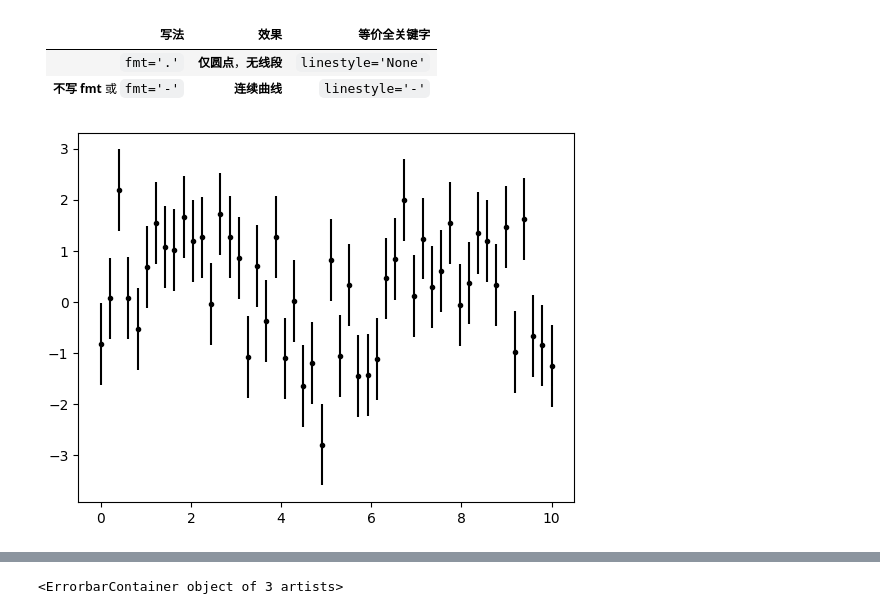
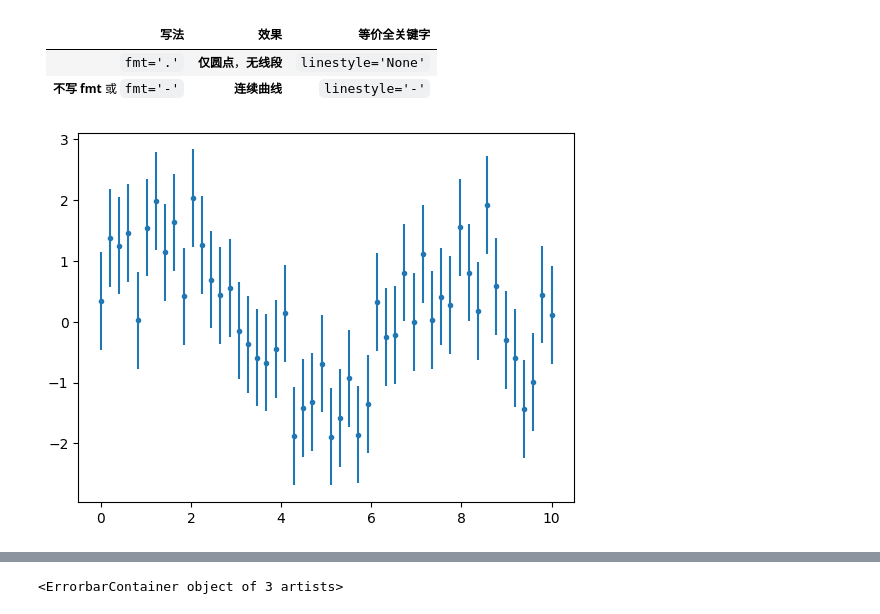
Before and after one commit to bioinfo-gao/GZ_Projects_2026H1, a Jupyter notebook: Utilities/Python_tested_in_python3.10/10.Plotting/1_matplotlib_tutorial.ipynb, the cells around one changed output, grey strips where cells are left out. Cells and saved outputs as stored; diff of their text form; code cells hidden in the pictures.

```diff
--- a/Utilities/Python_tested_in_python3.10/10.Plotting/1_matplotlib_tutorial.ipynb
+++ b/Utilities/Python_tested_in_python3.10/10.Plotting/1_matplotlib_tutorial.ipynb
@@ -380,13 +383,13 @@ controlled by keyword arguments.
 # %%
 x = np.linspace(0, 10, 50)
 dy = 0.8
 y = np.sin(x) + dy * np.random.randn(50)
 # 绘制带误差的曲线 ===> plt.errorbar! <<<<=========================
-plt.errorbar(x, y, yerr=dy, fmt='.k', ) ; # fmt='.k' k is black color
-# plt.errorbar(x, y, yerr=dy, fmt='.', ) ;
+# plt.errorbar(x, y, yerr=dy, fmt='.k', ) ; # fmt='.k', . is point, k is black color
+plt.errorbar(x, y, yerr=dy, fmt='.', ) ;
 # color = 'r'   重复了
 # %% [output]
-[figure, old version]
+[figure, new version]
 # %%
 x = np.linspace(0, 10, 50)
 dy = 0.8
```
Also changed, not shown: parts of 8 cells of this notebook, 5 other files.
